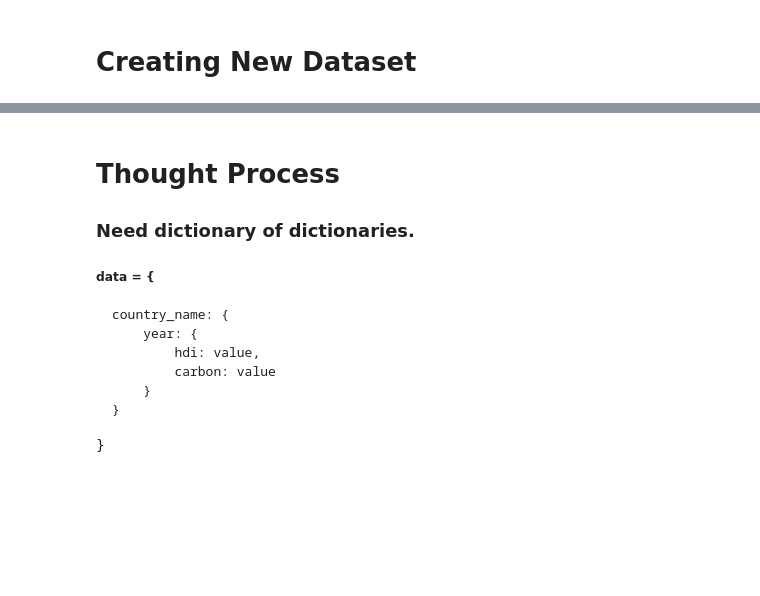
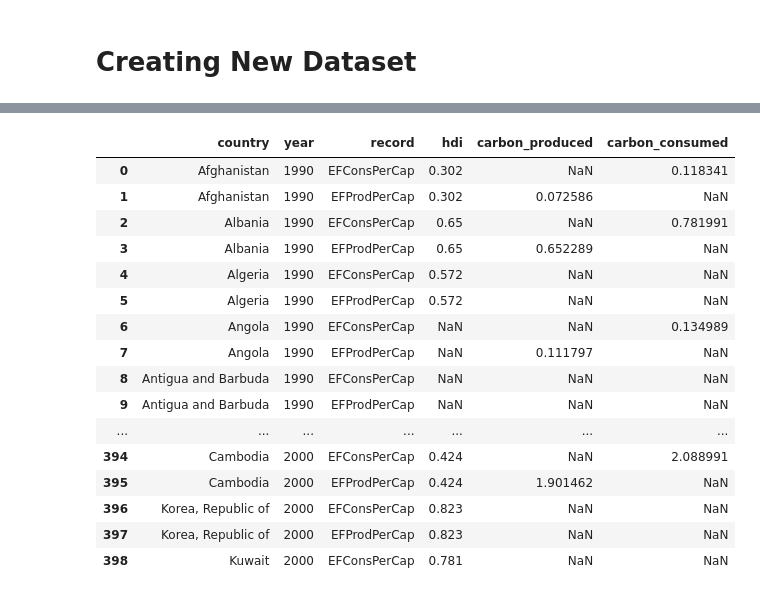
Before and after one commit to jacobdv/shoe-beans, a Jupyter notebook: All_Data_Cleaning.ipynb, the cells around one changed output, grey strips where cells are left out. Drawn from its saved outputs; the diff is of its cells as text; code cells hidden in the pictures; blank space fills up the shorter version.

```diff
--- a/All_Data_Cleaning.ipynb
+++ b/All_Data_Cleaning.ipynb
@@ -327,12 +338,35 @@ data
-# %% [markdown]
-# Thought Process
-### Need dictionary of dictionaries.
-
-##### data = {
-    country_name: {
-        year: {
-            hdi: value,
-            carbon: value
-        }
-    }
- }
+# %%
+# Retypes columns for joining.
+selected_years['country'] = selected_years['country'].astype('string')
+combined_years['country'] = combined_years['country'].astype('string')
+selected_years['year'] = selected_years['year'].astype('int64')
+combined_years['year'] = combined_years['year'].astype('int64')
+
+# Merging datasets.
+final_dataset = combined_years.merge(selected_years, on = ['country','year'])
+# %%
+final_dataset.rename(columns={'carbon':'carbon_produced','record':'carbon_consumed'})
+final_dataset['carbon_produced'] = combined_years['carbon'].loc[combined_years['record'] == 'EFProdPerCap']
+final_dataset['carbon_consumed'] = combined_years['carbon'].loc[combined_years['record'] == 'EFConsPerCap']
+final_dataset.drop(columns=['carbon'], inplace=True)
+# %%
+final_dataset = final_dataset[(final_dataset['record'] == 'EFProdPerCap') | (final_dataset['record'] == 'EFConsPerCap')]
+final_dataset.set_index('country').reset_index()
+# %% [output]
+|  | country | year | record | hdi | carbon_produced | carbon_consumed |
+| 0 | Afghanistan | 1990 | EFConsPerCap | 0.302 | NaN | 0.118341 |
+| 1 | Afghanistan | 1990 | EFProdPerCap | 0.302 | 0.072586 | NaN |
+| 2 | Albania | 1990 | EFConsPerCap | 0.65 | NaN | 0.781991 |
+| 3 | Albania | 1990 | EFProdPerCap | 0.65 | 0.652289 | NaN |
+| 4 | Algeria | 1990 | EFConsPerCap | 0.572 | NaN | NaN |
+| 5 | Algeria | 1990 | EFProdPerCap | 0.572 | NaN | NaN |
+| 6 | Angola | 1990 | EFConsPerCap | NaN | NaN | 0.134989 |
+| 7 | Angola | 1990 | EFProdPerCap | NaN | 0.111797 | NaN |
+| 8 | Antigua and Barbuda | 1990 | EFConsPerCap | NaN | NaN | NaN |
+| 9 | Antigua and Barbuda | 1990 | EFProdPerCap | NaN | NaN | NaN |
+| ... | ... | ... | ... | ... | ... | ... |
+| 394 | Cambodia | 2000 | EFConsPerCap | 0.424 | NaN | 2.088991 |
+| 395 | Cambodia | 2000 | EFProdPerCap | 0.424 | 1.901462 | NaN |
+| 396 | Korea, Republic of | 2000 | EFConsPerCap | 0.823 | NaN | NaN |
+| 397 | Korea, Republic of | 2000 | EFProdPerCap | 0.823 | NaN | NaN |
+| 398 | Kuwait | 2000 | EFConsPerCap | 0.781 | NaN | NaN |
```
Also changed, not shown: parts of 12 cells of this notebook, 1 other file.
